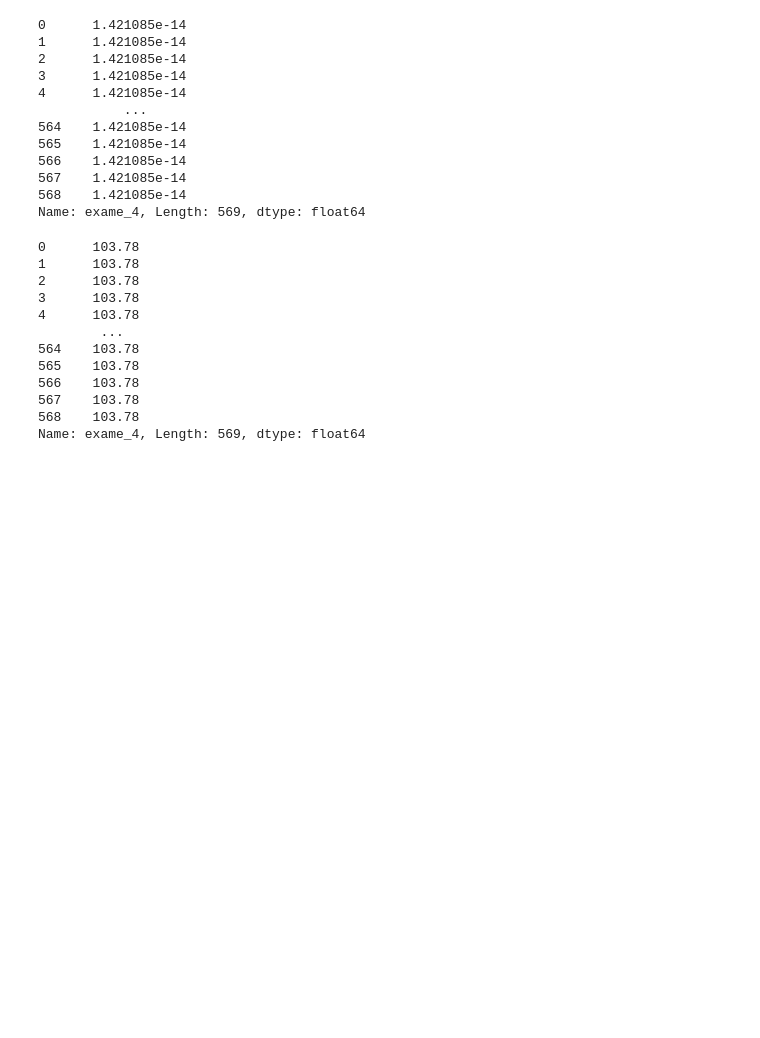
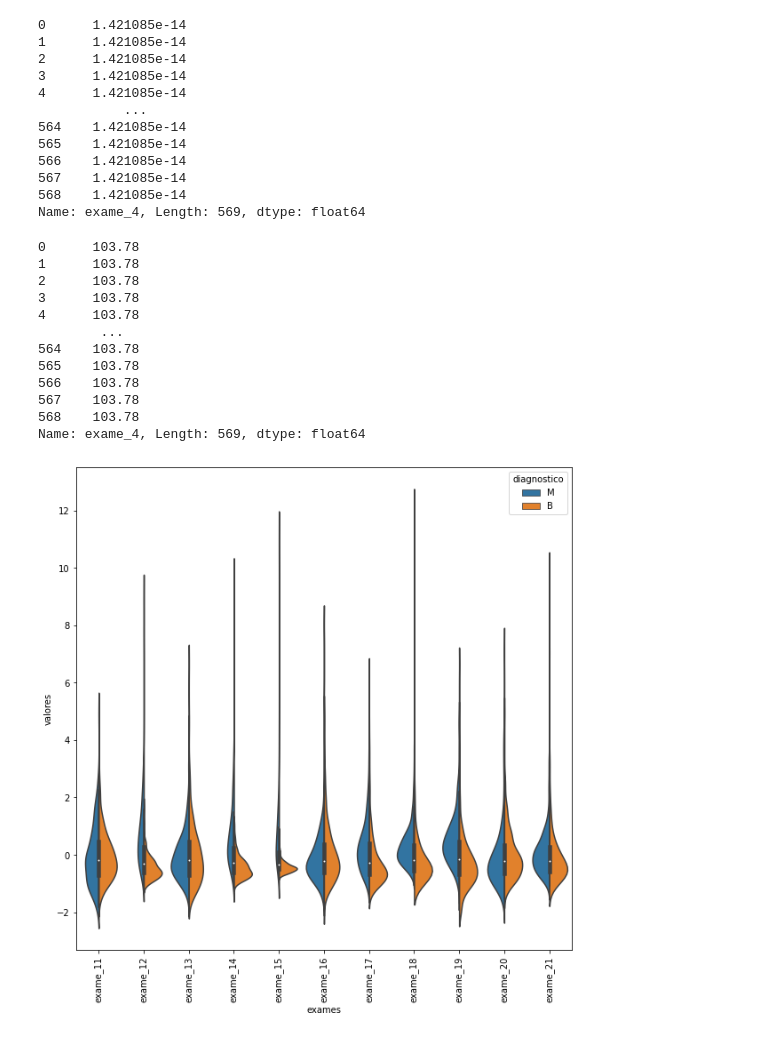
Before and after one commit to cglima/alura-machine-learning-lidando-com-dados-de-multidimensoes, a Jupyter notebook: alura_care.ipynb, the cells around one changed output. Cells and saved outputs as stored; diff of their text form; code cells hidden in the pictures; blank space fills up the shorter version.

Commit message:
aula 03 - dados correlacionados

```diff
--- a/alura_care.ipynb
+++ b/alura_care.ipynb
@@ -269,17 +268,19 @@ valores_exames_V1.exame_4
 568    103.78
 Name: exame_4, Length: 569, dtype: float64
 # %%
+
 def grafico_violino(valores, inicio, fim):
 
-    dados_plot = pd.concat([diagnostico, valores_exames_v2.iloc[:,inicio:fim]], axis=1)
-    dados_plot = pd.melt(dados_plot, id_vars='diagnostico',
-                    var_name='exames',
-                    value_name='valores')
 
+    dados_plot = pd.concat([diagnostico, valores.iloc[:,inicio:fim]],axis = 1)
+    dados_plot = pd.melt(dados_plot, id_vars="diagnostico",
+                        var_name="exames",
+                        value_name='valores')
     plt.figure(figsize=(10, 10))
-    sns.violinplot(x='exames', y='valores', hue='diagnostico',
-                    data=dados_plot, split=True)
-    plt.xticks(rotation=90)
-
+    sns.violinplot(x = "exames", y = "valores", hue = "diagnostico",
+                    data = dados_plot, split= True)
+    plt.xticks(rotation = 90)
 
 grafico_violino(valores_exames_v2, 10, 21)
+# %% [output]
+[figure, added]
```
Also changed, not shown: parts of 12 cells of this notebook.
